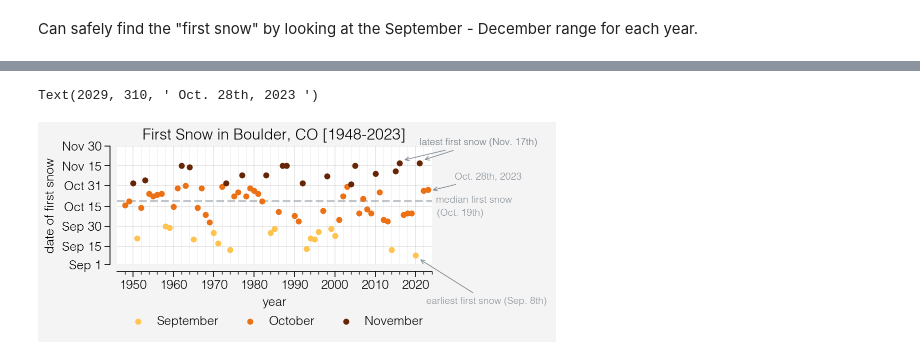
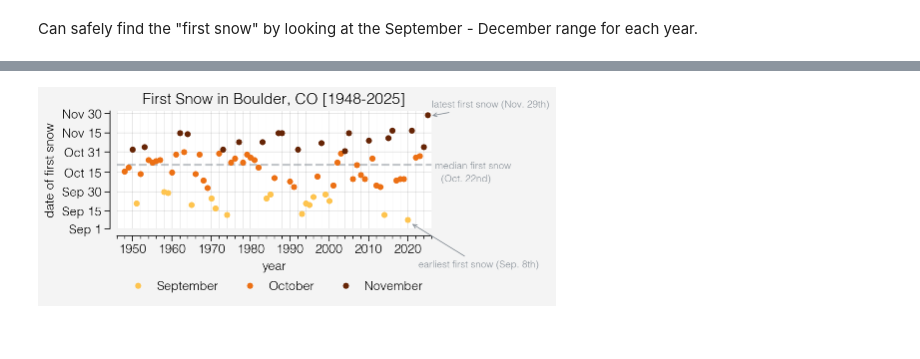
Before and after one commit to bradyrx/boulder_first_snow, a Jupyter notebook: notebooks/boulder-first-snow-analysis.ipynb, the cells around one changed output, grey strips where cells are left out. Saved outputs shown, nothing was run; the diff lists cells and outputs as text; code cells hidden in the pictures.

Commit message:
add 2025 snow

```diff
--- a/notebooks/boulder-first-snow-analysis.ipynb
+++ b/notebooks/boulder-first-snow-analysis.ipynb
@@ -137,0 +127,17 @@ findfont: Font family ["'Helvetica Light'"] not found. Falling back to DejaVu Sa
+# %%
+f, ax = plot.subplots()
+ax.hist(yday, bins=12, color="cherry", edgecolor="white", alpha=0.7)
+p = ax.axvline(yday[-1], color="black", linestyle="--", label="2025")
+
+xticks = [245, 259, 274, 289, 305, 320, 335]
+xticklabels = ["Sep 1", "Sep 15", "Sep 30", "Oct 15", "Oct 31", "Nov 15", "Nov 30"]
+
+ax.format(
+    ylabel="count",
+    xticks=xticks,
+    xticklabels=xticklabels,
+    title="Distribution of First Snow Dates in Boulder, CO",
+    xrotation=45,
+)
+f.legend(p, loc="b")
+# f.savefig("../figures/snow.distribution.2025.png", transparent=False)
@@ -154,18 +163,12 @@ f, ax = plot.subplots(axwidth="8cm", axheight="3cm")
 
 x = result.year
 
-p1 = plot_snow(
-    ax, x[ymonth == 9], yday[ymonth == 9], c=MONTH_COLORS[0], label="September"
-)
-p2 = plot_snow(
-    ax, x[ymonth == 10], yday[ymonth == 10], c=MONTH_COLORS[1], label="October"
-)
-p3 = plot_snow(
-    ax, x[ymonth == 11], yday[ymonth == 11], c=MONTH_COLORS[2], label="November"
-)
+p1 = plot_snow(ax, x[ymonth == 9], yday[ymonth == 9], c=MONTH_COLORS[0], label="September")
+p2 = plot_snow(ax, x[ymonth == 10], yday[ymonth == 10], c=MONTH_COLORS[1], label="October")
+p3 = plot_snow(ax, x[ymonth == 11], yday[ymonth == 11], c=MONTH_COLORS[2], label="November")
 
 # Sep 1 to Nov 30
-ylim = [245, 335]
+ylim = [245, 337]
 
 # Sep 1, Sep 15, Sep 30, Oct 15, Oct 31, Nov 15, Nov 30
 yticks = [245, 259, 274, 289, 305, 320, 335]
@@ -188,17 +191,9 @@ ax.format(
 
 # Latest snow annotation (2 dates)
 ax.annotate(
-    "latest first snow (Nov. 17th)",
-    xy=(2016.5, 324),
-    xytext=(2021, 336),
-    fontsize=7,
-    color="gray6",
-    arrowprops=dict(arrowstyle="->", facecolor="gray6", edgecolor="gray6"),
-)
-ax.annotate(
-    "latest first snow (Nov. 17th)",
-    xy=(2021.5, 324),
-    xytext=(2021, 336),
+    "latest first snow (Nov. 29th)",
+    xy=(2025.5, 333),
+    xytext=(2026, 340),
     fontsize=7,
     color="gray6",
     arrowprops=dict(arrowstyle="->", facecolor="gray6", edgecolor="gray6"),
@@ -211,43 +206,42 @@ ax.annotate(
     xytext=(2022, 215),
     fontsize=7,
     color="gray6",
     arrowprops=dict(arrowstyle="->", facecolor="gray6", edgecolor="gray6"),
 )
 
 # Can this be done through proplot?
 sb.despine(
     offset=5,
 )
 
 # Legend
 ax.legend(
     [
         p1,
         p2,
         p3,
     ],
     loc="b",
     center=True,
 )
 
 MEDIAN = int(np.median(result.to_index().dayofyear))
 ax.axhline(MEDIAN, color="gray6", linestyle="--", alpha=0.5, linewidth=1.5)
 ax.text(CURRENT_YEAR + 2, 292, "median first snow", fontsize=7, color="gray6")
 # Just manually grabbing this... use leapyear dayofyear since we are doing AllLeap.
-ax.text(2022, 282, "     (Oct. 19th)", fontsize=7, color="gray6")
+ax.text(2025, 282, "     (Oct. 22nd)", fontsize=7, color="gray6")
 
 # This year
-ax.annotate(
-    " Oct. 28th, 2023 ",
-    xy=(2023.5, 301),
-    xytext=(2029, 310),
-    fontsize=7,
-    color="gray6",
-    arrowprops=dict(arrowstyle="->", facecolor="gray6", edgecolor="gray6"),
-)
+# ax.annotate(
+#     " Oct. 28th, 2023 ",
+#     xy=(2023.5, 301),
+#     xytext=(2029, 310),
+#     fontsize=7,
+#     color="gray6",
+#     arrowprops=dict(arrowstyle="->", facecolor="gray6", edgecolor="gray6"),
+# )
 
-# f.savefig("../figures/first.snow.2023.whitebg.png", transparent=False)
+# f.savefig("../figures/first.snow.2025.whitebg.png", transparent=False)
 # %% [output]
-Text(2029, 310, ' Oct. 28th, 2023 ')
-[figure, old version]
+[figure, new version]
 [interactive output not drawn]
```
Also changed, not shown: parts of 6 cells of this notebook, 2 other files.
